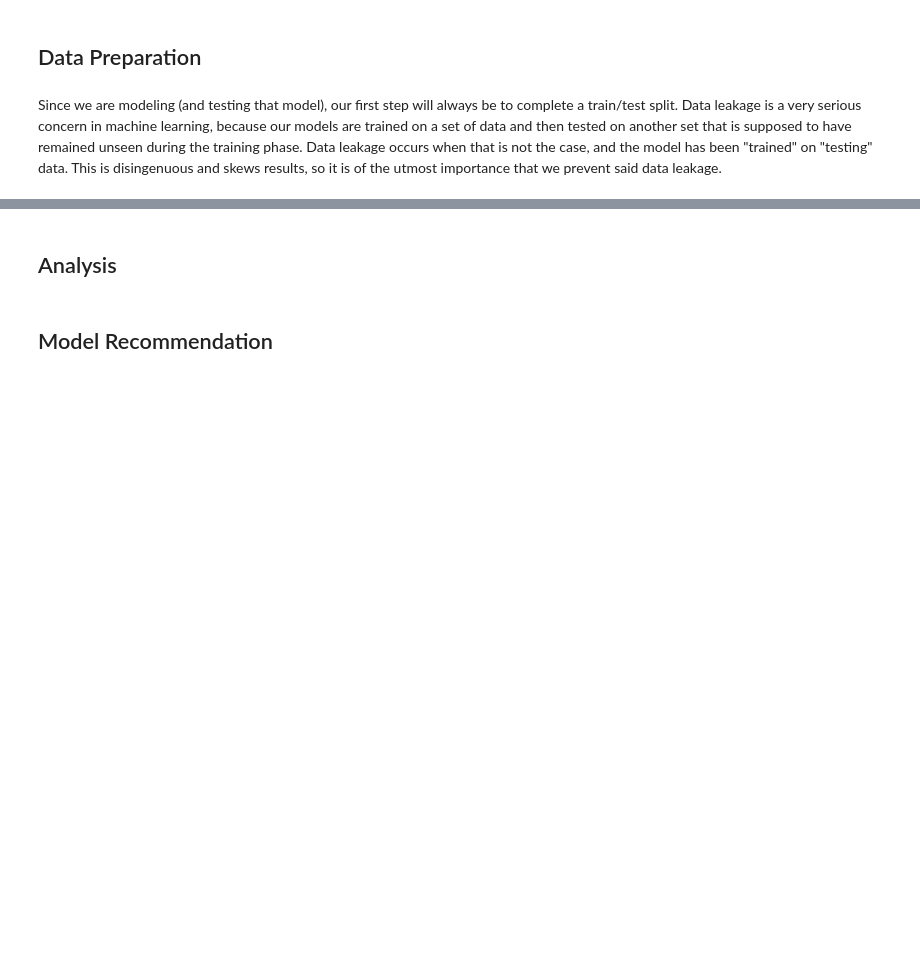
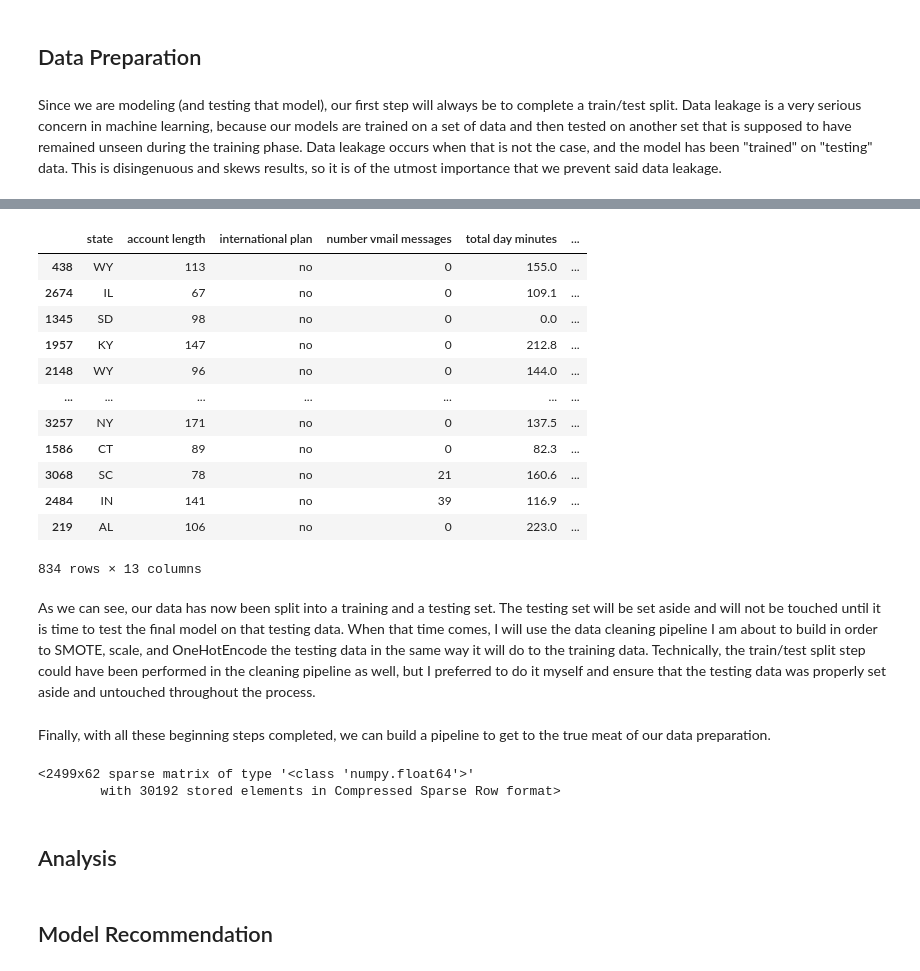
Before and after one commit to falloutb1tch/CustomerChurnProject, a Jupyter notebook: Final.ipynb, the cells around one changed output, grey strips where cells are left out. Cells and saved outputs as stored; diff of their text form; code cells hidden in the pictures; blank space fills up the shorter version.

```diff
--- a/Final.ipynb
+++ b/Final.ipynb
@@ -86,0 +144,20 @@ X_train, X_test, y_train, y_test = train_test_split(X, y, test_size=.25, random_
+# %%
+X_test
+# %% [output]
+|  | state | account length | international plan | number vmail messages | total day minutes | ... |
+| 438 | WY | 113 | no | 0 | 155.0 | ... |
+| 2674 | IL | 67 | no | 0 | 109.1 | ... |
+| 1345 | SD | 98 | no | 0 | 0.0 | ... |
+| 1957 | KY | 147 | no | 0 | 212.8 | ... |
+| 2148 | WY | 96 | no | 0 | 144.0 | ... |
+| ... | ... | ... | ... | ... | ... | ... |
+| 3257 | NY | 171 | no | 0 | 137.5 | ... |
+| 1586 | CT | 89 | no | 0 | 82.3 | ... |
+| 3068 | SC | 78 | no | 21 | 160.6 | ... |
+| 2484 | IN | 141 | no | 39 | 116.9 | ... |
+| 219 | AL | 106 | no | 0 | 223.0 | ... |
+834 rows × 13 columns
+# %% [markdown]
+As we can see, our data has now been split into a training and a testing set. The testing set will be set aside and will not be touched until it is time to test the final model on that testing data. When that time comes, I will use the data cleaning pipeline I am about to build in order to SMOTE, scale, and OneHotEncode the testing data in the same way it will do to the training data. Technically, the train/test split step could have been performed in the cleaning pipeline as well, but I preferred to do it myself and ensure that the testing data was properly set aside and untouched throughout the process.
+# %% [markdown]
+Finally, with all these beginning steps completed, we can build a pipeline to get to the true meat of our data preparation.
@@ -87,3 +174,8 @@ X_train, X_test, y_train, y_test = train_test_split(X, y, test_size=.25, random_
+# %%
+standard_pipeline.fit_transform(X_train)
+# %% [output]
+<2499x62 sparse matrix of type '<class 'numpy.float64'>'
+        with 30192 stored elements in Compressed Sparse Row format>
 # %% [markdown]
 ## Analysis
 # %% [markdown]
```
Also changed, not shown: parts of 16 cells of this notebook.
